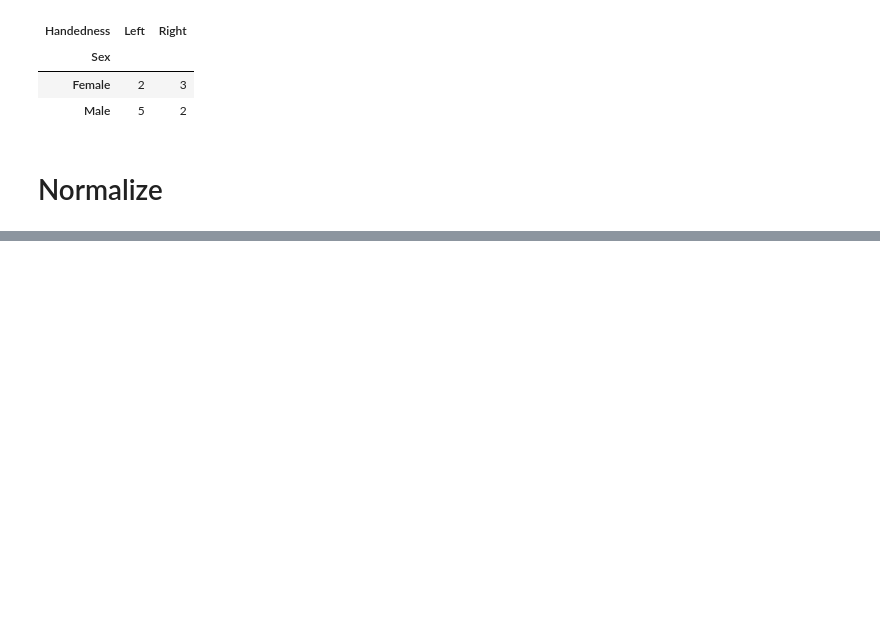
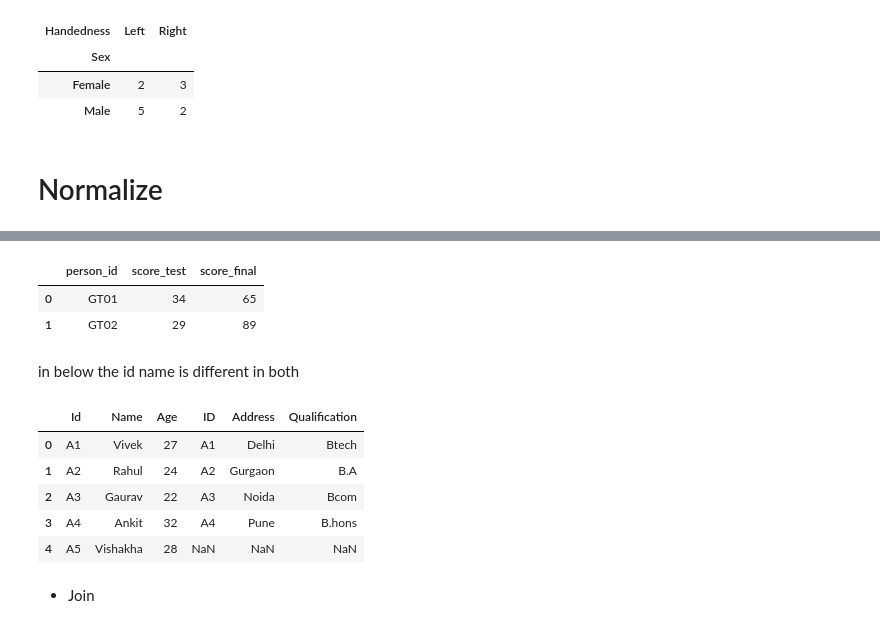
Before and after one commit to LANSPRESADO123/Artificial-Intelligence, a Jupyter notebook: Python/pandas(apply).ipynb, the cells around one changed output, grey strips where cells are left out. Drawn from its saved outputs; the diff is of its cells as text; code cells hidden in the pictures; blank space fills up the shorter version.

```diff
--- a/Python/pandas(apply).ipynb
+++ b/Python/pandas(apply).ipynb
@@ -151,0 +534,30 @@ pd.crosstab(df.Sex,df.Handedness)
+# %%
+pd.merge(left, right, on='person_id')
+# %% [output]
+|  | person_id | score_test | score_final |
+| 0 | GT01 | 34 | 65 |
+| 1 | GT02 | 29 | 89 |
+# %% [markdown]
+in below the id name is different in both
+# %%
+d1 = {'Id': ['A1', 'A2', "A3", 'A4','A5'],
+ 'Name':['Vivek', 'Rahul', 'Gaurav', 'Ankit','Vishakha'],
+ 'Age':[27, 24, 22, 32, 28],}
+
+d2 = {'ID': ['A1', 'A2', 'A3', 'A4'],
+ 'Address':['Delhi', 'Gurgaon', 'Noida', 'Pune'],
+ 'Qualification':['Btech', 'B.A', 'Bcom', 'B.hons']}
+
+df1=pd.DataFrame(d1)
+df2=pd.DataFrame(d2)
+# %%
+pd.merge(df1,df2,left_on='Id',right_on='ID',how="left")
+# %% [output]
+|  | Id | Name | Age | ID | Address | Qualification |
+| 0 | A1 | Vivek | 27 | A1 | Delhi | Btech |
+| 1 | A2 | Rahul | 24 | A2 | Gurgaon | B.A |
+| 2 | A3 | Gaurav | 22 | A3 | Noida | Bcom |
+| 3 | A4 | Ankit | 32 | A4 | Pune | B.hons |
+| 4 | A5 | Vishakha | 28 | NaN | NaN | NaN |
+# %% [markdown]
+- Join
```
Also changed, not shown: parts of 57 cells of this notebook, 32 other files.
